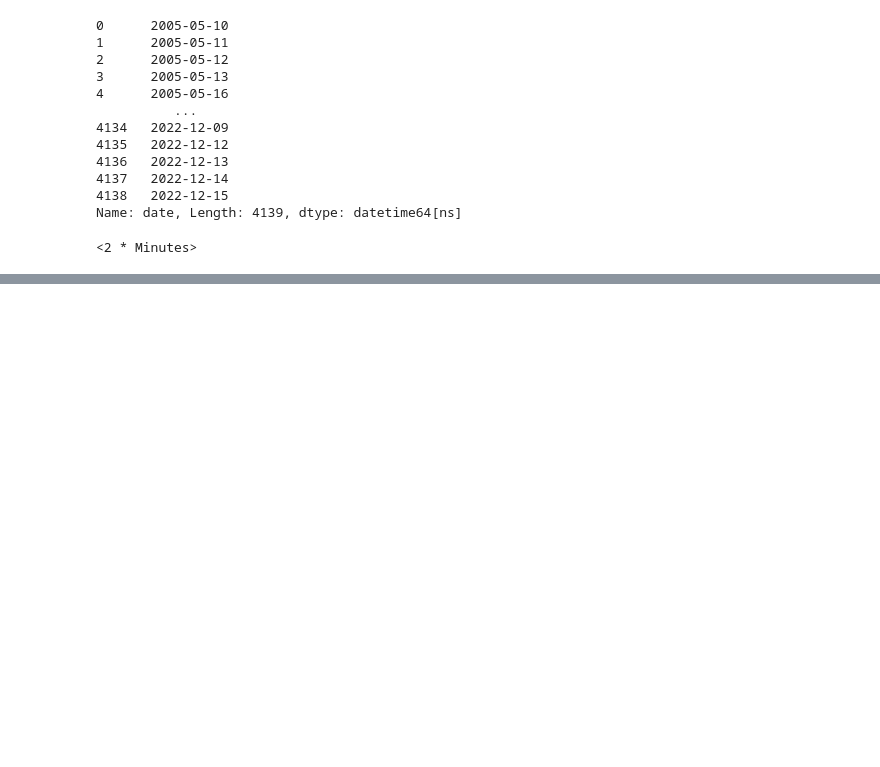
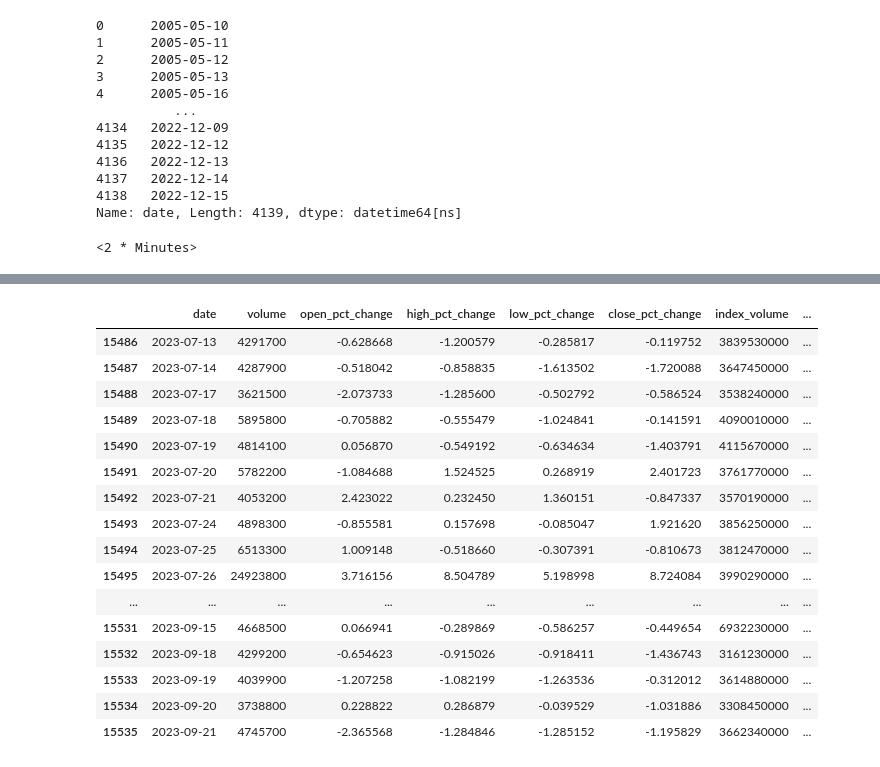
Before and after one commit to vincent05r/Stock_models_transformer, a Jupyter notebook: test.ipynb, the cells around one changed output, grey strips where cells are left out. Drawn from its saved outputs; the diff is of its cells as text; code cells hidden in the pictures; blank space fills up the shorter version.

```diff
--- a/test.ipynb
+++ b/test.ipynb
@@ -177,3 +177,5 @@ Name: date, Length: 4139, dtype: datetime64[ns]
 pd.tseries.frequencies.to_offset('2t')
 # %% [output]
 <2 * Minutes>
+# %%
+df_t = pd.read_csv(r"data/stock_data_us_pctindex/BA_pct_index.csv")
@@ -179,0 +198,22 @@ pd.tseries.frequencies.to_offset('2t')
+# %%
+df_t2 = df_t[-51:-1]
+# %%
+df_t2
+# %% [output]
+|  | date | volume | open_pct_change | high_pct_change | low_pct_change | close_pct_change | index_volume | ... |
+| 15486 | 2023-07-13 | 4291700 | -0.628668 | -1.200579 | -0.285817 | -0.119752 | 3839530000 | ... |
+| 15487 | 2023-07-14 | 4287900 | -0.518042 | -0.858835 | -1.613502 | -1.720088 | 3647450000 | ... |
+| 15488 | 2023-07-17 | 3621500 | -2.073733 | -1.285600 | -0.502792 | -0.586524 | 3538240000 | ... |
+| 15489 | 2023-07-18 | 5895800 | -0.705882 | -0.555479 | -1.024841 | -0.141591 | 4090010000 | ... |
+| 15490 | 2023-07-19 | 4814100 | 0.056870 | -0.549192 | -0.634634 | -1.403791 | 4115670000 | ... |
+| 15491 | 2023-07-20 | 5782200 | -1.084688 | 1.524525 | 0.268919 | 2.401723 | 3761770000 | ... |
+| 15492 | 2023-07-21 | 4053200 | 2.423022 | 0.232450 | 1.360151 | -0.847337 | 3570190000 | ... |
+| 15493 | 2023-07-24 | 4898300 | -0.855581 | 0.157698 | -0.085047 | 1.921620 | 3856250000 | ... |
+| 15494 | 2023-07-25 | 6513300 | 1.009148 | -0.518660 | -0.307391 | -0.810673 | 3812470000 | ... |
+| 15495 | 2023-07-26 | 24923800 | 3.716156 | 8.504789 | 5.198998 | 8.724084 | 3990290000 | ... |
+| ... | ... | ... | ... | ... | ... | ... | ... | ... |
+| 15531 | 2023-09-15 | 4668500 | 0.066941 | -0.289869 | -0.586257 | -0.449654 | 6932230000 | ... |
+| 15532 | 2023-09-18 | 4299200 | -0.654623 | -0.915026 | -0.918411 | -1.436743 | 3161230000 | ... |
+| 15533 | 2023-09-19 | 4039900 | -1.207258 | -1.082199 | -1.263536 | -0.312012 | 3614880000 | ... |
+| 15534 | 2023-09-20 | 3738800 | 0.228822 | 0.286879 | -0.039529 | -1.031886 | 3308450000 | ... |
+| 15535 | 2023-09-21 | 4745700 | -2.365568 | -1.284846 | -1.285152 | -1.195829 | 3662340000 | ... |
```
Also changed, not shown: parts of 5 cells of this notebook, 27 other files.
